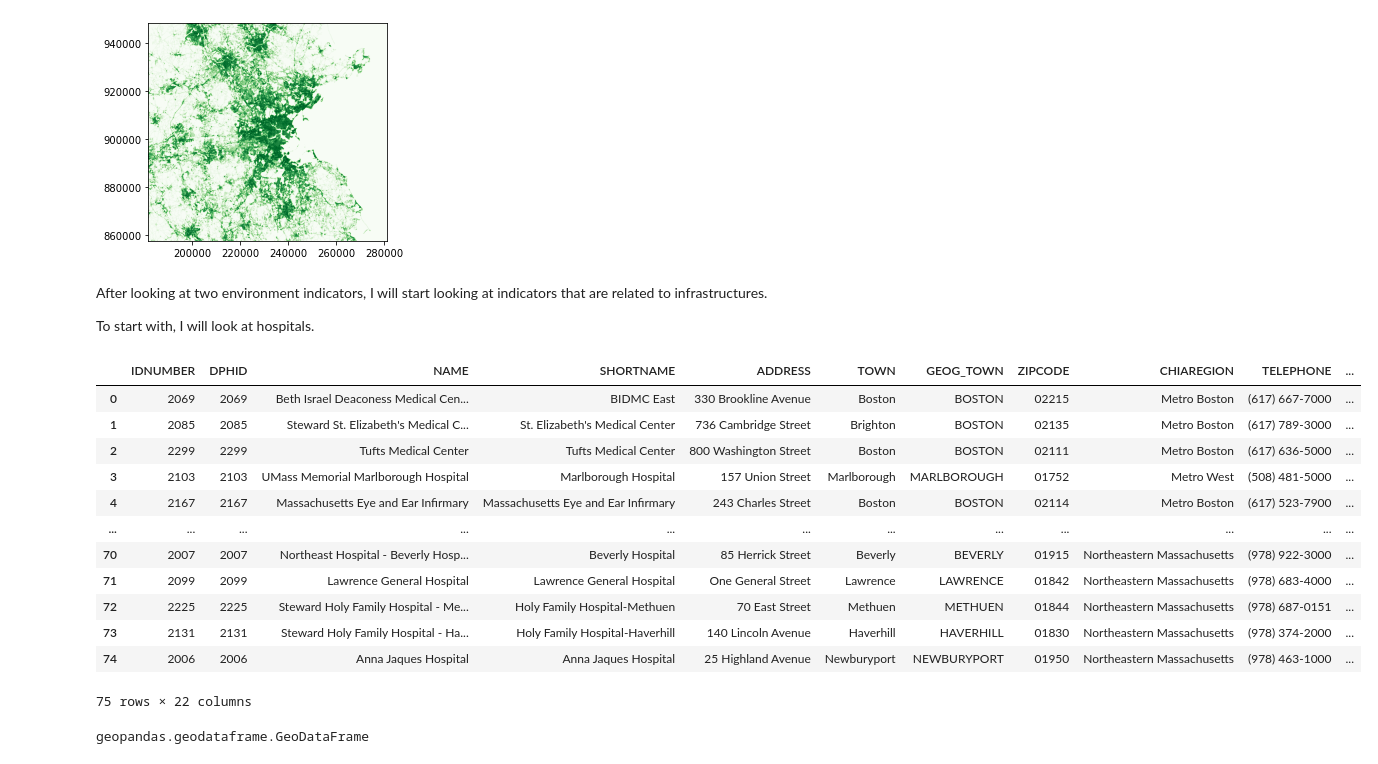
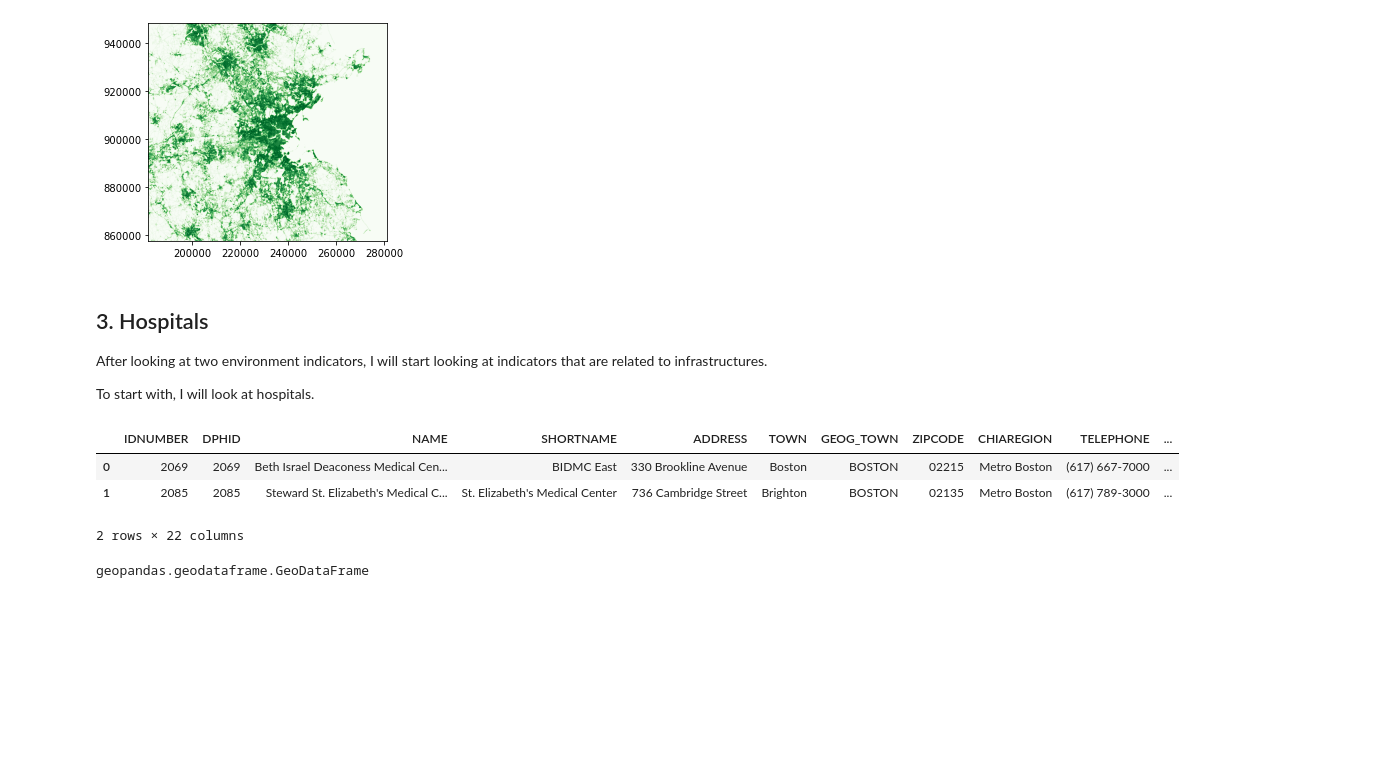
Before and after one commit to zhining-sun/UEP239-FinalProject, a Jupyter notebook: FinalProject_ZhiningSun.ipynb, the cells around one changed output. Cells and saved outputs as stored; diff of their text form; code cells hidden in the pictures; blank space fills up the shorter version.

```diff
--- a/FinalProject_ZhiningSun.ipynb
+++ b/FinalProject_ZhiningSun.ipynb
@@ -306,6 +291,8 @@ plt.show()
 # %% [output]
 [figure]
 # %% [markdown]
+## 3. Hospitals
+
 After looking at two environment indicators, I will start looking at indicators that are related to infrastructures.
 
 To start with, I will look at hospitals.
@@ -314,21 +301,12 @@ To start with, I will look at hospitals.
 #Hospitals
 Hospitals = gpd.read_file('Data/hospitals/HOSPITALS_PT.shp')
 # %%
-Hospitals
+Hospitals.head(2)
 # %% [output]
 |  | IDNUMBER | DPHID | NAME | SHORTNAME | ADDRESS | TOWN | GEOG_TOWN | ZIPCODE | CHIAREGION | TELEPHONE | ... |
 | 0 | 2069 | 2069 | Beth Israel Deaconess Medical Cen... | BIDMC East | 330 Brookline Avenue | Boston | BOSTON | 02215 | Metro Boston | (617) 667-7000 | ... |
 | 1 | 2085 | 2085 | Steward St. Elizabeth's Medical C... | St. Elizabeth's Medical Center | 736 Cambridge Street | Brighton | BOSTON | 02135 | Metro Boston | (617) 789-3000 | ... |
-| 2 | 2299 | 2299 | Tufts Medical Center | Tufts Medical Center | 800 Washington Street | Boston | BOSTON | 02111 | Metro Boston | (617) 636-5000 | ... |
-| 3 | 2103 | 2103 | UMass Memorial Marlborough Hospital | Marlborough Hospital | 157 Union Street | Marlborough | MARLBOROUGH | 01752 | Metro West | (508) 481-5000 | ... |
-| 4 | 2167 | 2167 | Massachusetts Eye and Ear Infirmary | Massachusetts Eye and Ear Infirmary | 243 Charles Street | Boston | BOSTON | 02114 | Metro Boston | (617) 523-7900 | ... |
-| ... | ... | ... | ... | ... | ... | ... | ... | ... | ... | ... | ... |
-| 70 | 2007 | 2007 | Northeast Hospital - Beverly Hosp... | Beverly Hospital | 85 Herrick Street | Beverly | BEVERLY | 01915 | Northeastern Massachusetts | (978) 922-3000 | ... |
-| 71 | 2099 | 2099 | Lawrence General Hospital | Lawrence General Hospital | One General Street | Lawrence | LAWRENCE | 01842 | Northeastern Massachusetts | (978) 683-4000 | ... |
-| 72 | 2225 | 2225 | Steward Holy Family Hospital - Me... | Holy Family Hospital-Methuen | 70 East Street | Methuen | METHUEN | 01844 | Northeastern Massachusetts | (978) 687-0151 | ... |
-| 73 | 2131 | 2131 | Steward Holy Family Hospital - Ha... | Holy Family Hospital-Haverhill | 140 Lincoln Avenue | Haverhill | HAVERHILL | 01830 | Northeastern Massachusetts | (978) 374-2000 | ... |
-| 74 | 2006 | 2006 | Anna Jaques Hospital | Anna Jaques Hospital | 25 Highland Avenue | Newburyport | NEWBURYPORT | 01950 | Northeastern Massachusetts | (978) 463-1000 | ... |
-75 rows × 22 columns
+2 rows × 22 columns
 # %%
 type(Hospitals)
 # %% [output]
```
Also changed, not shown: parts of 37 cells of this notebook.
